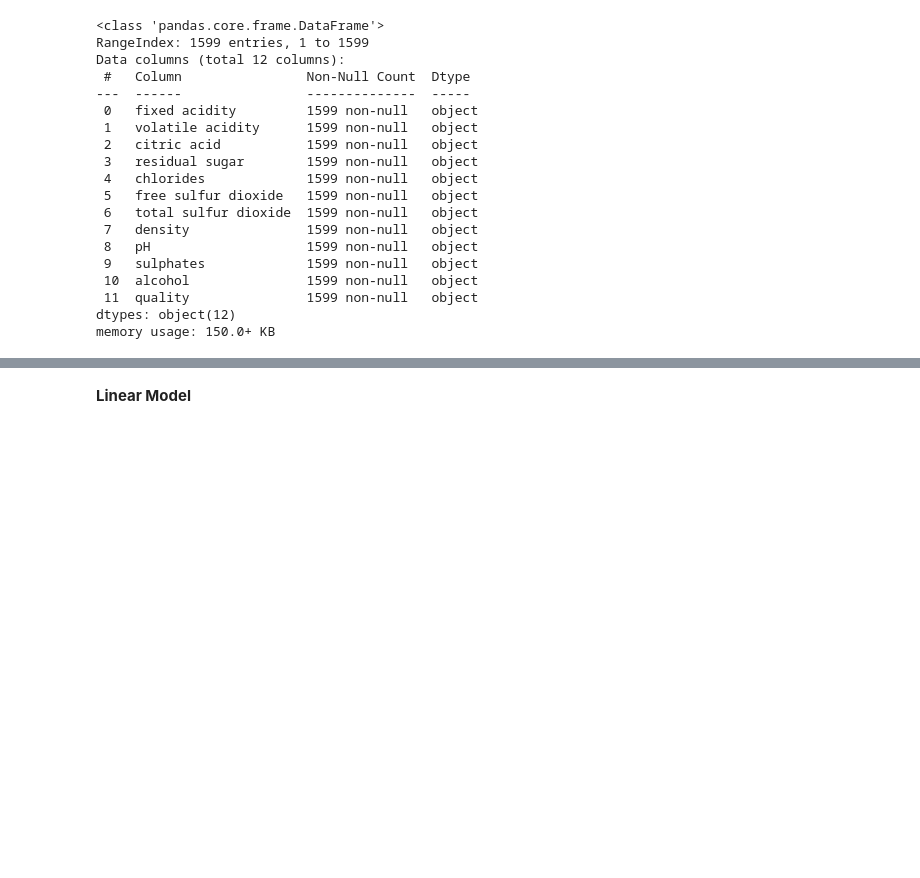
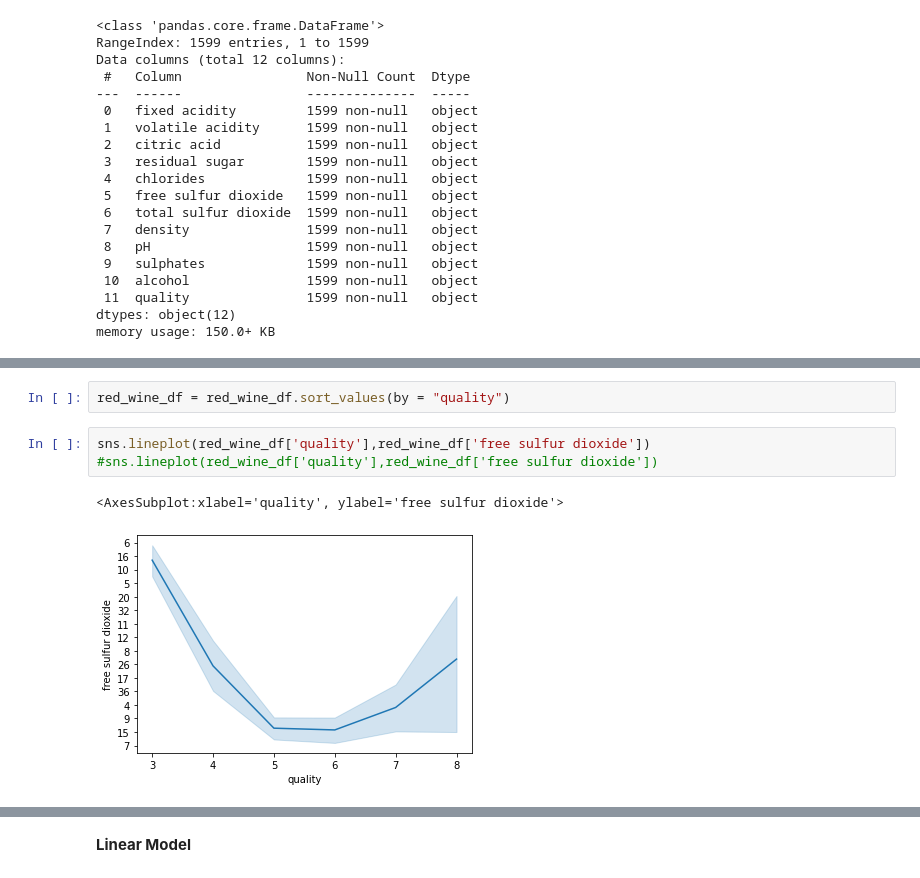
Before and after one commit to Ok3ks/Tabular_data, a Jupyter notebook: Red_wine_assess .ipynb, the cells around one changed output, grey strips where cells are left out. Drawn from its saved outputs; the diff is of its cells as text; blank space fills up the shorter version.

```diff
--- a/Red_wine_assess .ipynb
+++ b/Red_wine_assess .ipynb
@@ -45,0 +87,8 @@ memory usage: 150.0+ KB
+# %%
+red_wine_df = red_wine_df.sort_values(by = "quality")
+# %%
+sns.lineplot(red_wine_df['quality'],red_wine_df['free sulfur dioxide'])
+#sns.lineplot(red_wine_df['quality'],red_wine_df['free sulfur dioxide'])
+# %% [output]
+<AxesSubplot:xlabel='quality', ylabel='free sulfur dioxide'>
+[figure, added]
```
Also changed, not shown: parts of 38 cells of this notebook, 3 other files.
